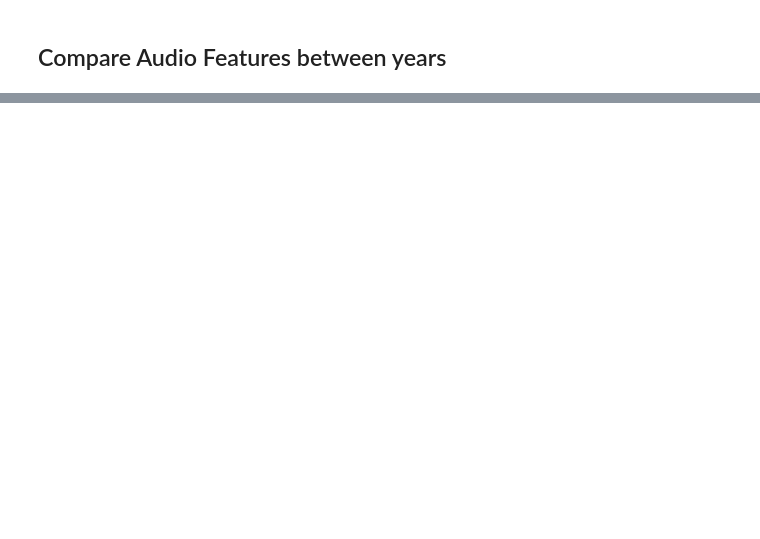
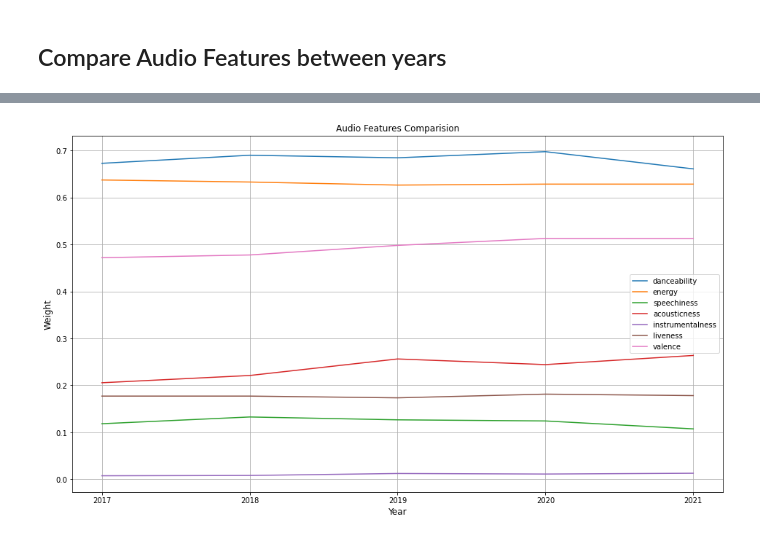
Before and after one commit to the-weds-meetup/song-lyrics-analysis, a Jupyter notebook: notebooks/spotify-eda.ipynb, the cells around one changed output, grey strips where cells are left out. Drawn from its saved outputs; the diff is of its cells as text; code cells hidden in the pictures; blank space fills up the shorter version.

Commit message:
feat: analyse yearly audio features

```diff
--- a/notebooks/spotify-eda.ipynb
+++ b/notebooks/spotify-eda.ipynb
@@ -130,0 +142,34 @@ plt.savefig(os.path.join(image_export_folder_path, "yearly_streams"), facecolor=
+# %%
+# Lets plot the audio features over years
+df_songs_yearly_features = pd.DataFrame()
+
+for year in range(2017, 2021 + 1):
+  temp_df: pd.DataFrame = df_songs_overall.loc[df_songs_overall['year'] == year]
+  yearly_row = {
+    "year": year,
+    "danceability": temp_df['danceability'].mean(),
+    "energy": temp_df['energy'].mean(),
+    "loudness": temp_df['loudness'].mean(),
+    "speechiness": temp_df['speechiness'].mean(),
+    "acousticness": temp_df['acousticness'].mean(),
+    "instrumentalness": temp_df['instrumentalness'].mean(),
+    "liveness": temp_df['liveness'].mean(),
+    "valence": temp_df['valence'].mean(),
+    "tempo": temp_df['tempo'].mean(),
+  }
+  df_songs_yearly_features = df_songs_yearly_features.append(yearly_row, ignore_index=True )
+
+df_songs_yearly_features['year'] = df_songs_yearly_features['year'].astype('int')
+df_songs_yearly_features['danceability'] = df_songs_yearly_features['danceability'].astype('float')
+df_songs_yearly_features['energy'] = df_songs_yearly_features['energy'].astype('float')
+df_songs_yearly_features['loudness'] = df_songs_yearly_features['loudness'].astype('float')
+df_songs_yearly_features['speechiness'] = df_songs_yearly_features['speechiness'].astype('float')
+df_songs_yearly_features['acousticness'] = df_songs_yearly_features['acousticness'].astype('float')
+df_songs_yearly_features['instrumentalness'] = df_songs_yearly_features['instrumentalness'].astype('float')
+df_songs_yearly_features['liveness'] = df_songs_yearly_features['liveness'].astype('float')
+df_songs_yearly_features['valence'] = df_songs_yearly_features['valence'].astype('float')
+df_songs_yearly_features['tempo'] = df_songs_yearly_features['tempo'].astype('float')
+df_songs_yearly_features.set_index('year', inplace=True)
+
+df_removed_features = df_songs_yearly_features.drop(columns=["tempo", "loudness"])
+df_removed_features.head()
@@ -130,0 +184,10 @@ plt.savefig(os.path.join(image_export_folder_path, "yearly_streams"), facecolor=
+# %%
+ax = df_removed_features.plot(title="Audio Features Comparision", figsize=(16, 9), grid=True)
+ax.set_ylabel("Weight", fontsize=12)
+ax.set_xlabel("Year", fontsize=12)
+
+plt.xticks(df_removed_features.index, rotation=0)
+plt.draw()
+plt.savefig(os.path.join(image_export_folder_path, "audio_features_1"), facecolor="white")
+# %% [output]
+[figure, added]
```
Also changed, not shown: parts of 8 cells of this notebook, 3 other files.
